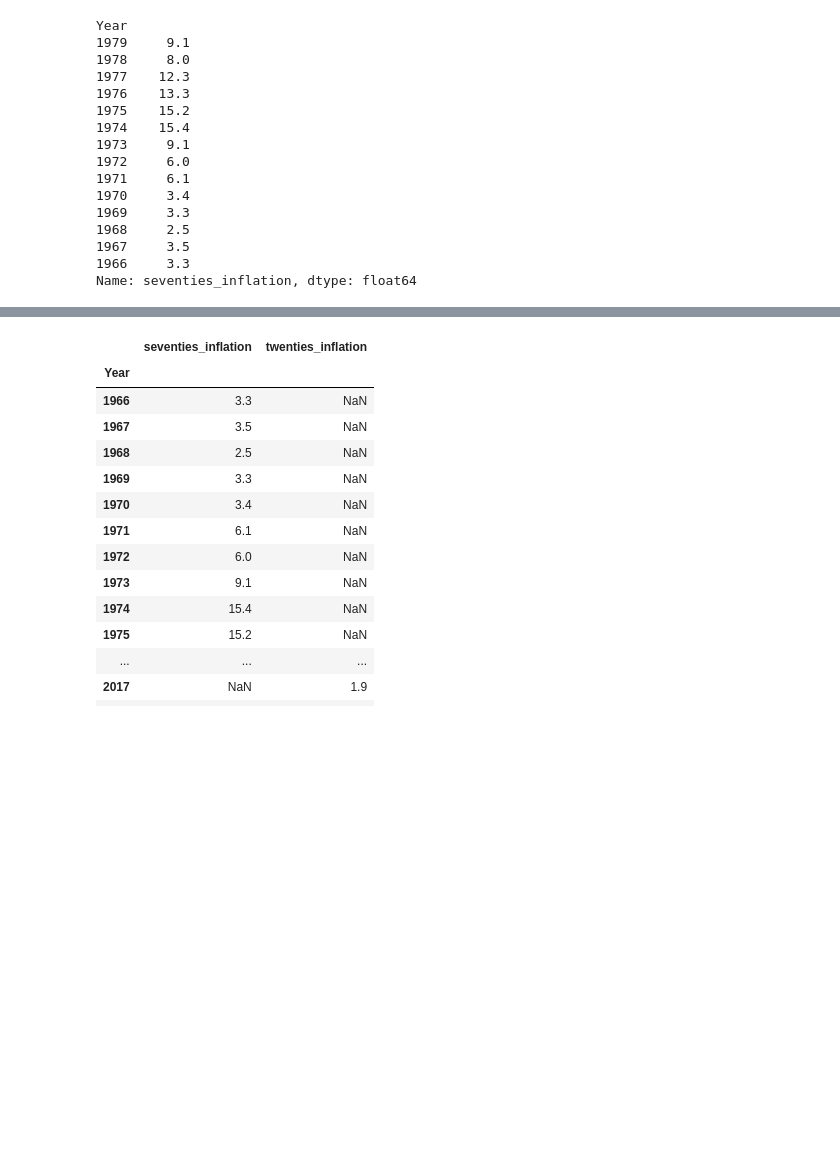
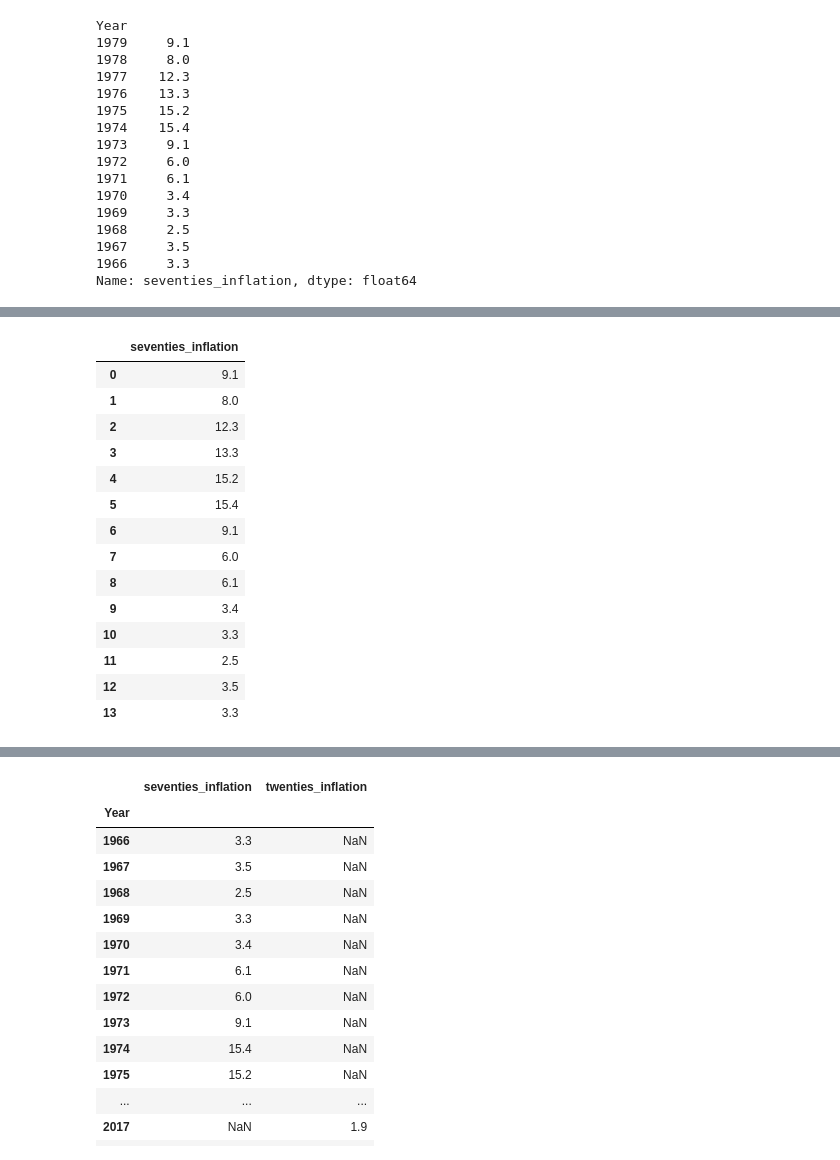
Before and after one commit to malrepos/FirstGroup, a Jupyter notebook: presentation_draft.ipynb, the cells around one changed output, grey strips where cells are left out. Drawn from its saved outputs; the diff is of its cells as text; code cells hidden in the pictures; blank space fills up the shorter version.

```diff
--- a/presentation_draft.ipynb
+++ b/presentation_draft.ipynb
@@ -175,0 +221,19 @@ twenties_df.hvplot(
+# %%
+seventies_inf = seventies_df.reset_index().drop(["Year"], axis=1)
+seventies_inf
+# %% [output]
+|  | seventies_inflation |
+| 0 | 9.1 |
+| 1 | 8.0 |
+| 2 | 12.3 |
+| 3 | 13.3 |
+| 4 | 15.2 |
+| 5 | 15.4 |
+| 6 | 9.1 |
+| 7 | 6.0 |
+| 8 | 6.1 |
+| 9 | 3.4 |
+| 10 | 3.3 |
+| 11 | 2.5 |
+| 12 | 3.5 |
+| 13 | 3.3 |
```
Also changed, not shown: parts of 7 cells of this notebook.
